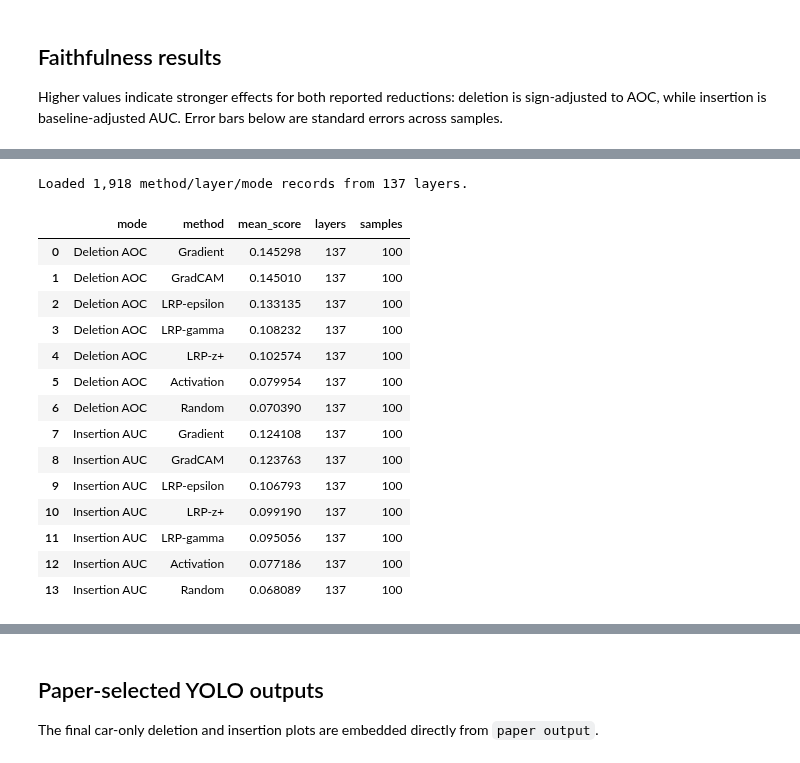
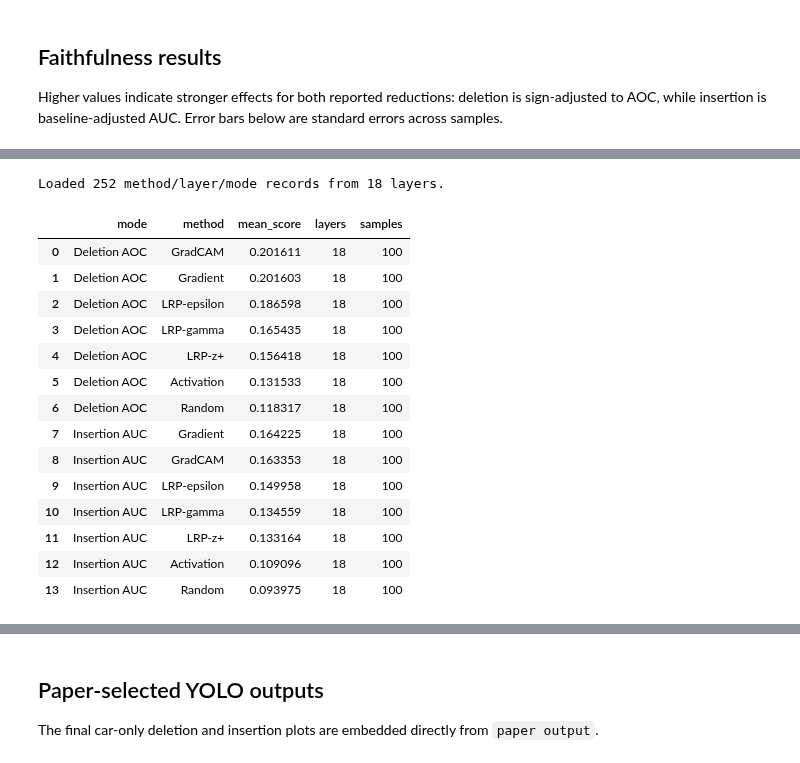
Before and after one commit to samarheydari/Segmentation-and-Object-detection-PCX, a Jupyter notebook: notebooks/YOLO_final_results.ipynb, the cells around one changed output, grey strips where cells are left out. Cells and saved outputs as stored; diff of their text form; code cells hidden in the pictures.

Commit message:
yolo and pidnet perturbation results

```diff
--- a/notebooks/YOLO_final_results.ipynb
+++ b/notebooks/YOLO_final_results.ipynb
@@ -22,8 +22,8 @@ REPO_ROOT = find_repo_root()
 RESULTS_ROOT = resolve_results_root(REPO_ROOT)  # or set PAPER_RESULTS_DIR before starting Jupyter
 DATASET = 'person_car'
 MODEL = 'yolov6s6'
-RUN = 'logits'
-CLASS_TAG = None  # None = include all; examples: 'c0', 'c1', 'c0-1'
+RUN = 'onlycar'
+CLASS_TAG = 'c1'  # class 1 is car
 OUTPUT_DIR = REPO_ROOT / 'paper output' / 'yolo'
 OUTPUT_DIR.mkdir(parents=True, exist_ok=True)
 print(f'Repository: {REPO_ROOT}')
@@ -66,26 +66,27 @@ concept_table.to_csv(OUTPUT_DIR / 'YOLO_concept_inventory.csv', index=False)
 
 Higher values indicate stronger effects for both reported reductions: deletion is sign-adjusted to AOC, while insertion is baseline-adjusted AUC. Error bars below are standard errors across samples.
 # %%
-summary = load_perturbation_summary(RESULTS_ROOT, DATASET, MODEL, RUN, CLASS_TAG)
-display(perturbation_diagnostics(RESULTS_ROOT, DATASET, MODEL, RUN, summary))
+summary_all = load_perturbation_summary(RESULTS_ROOT, DATASET, MODEL, RUN, CLASS_TAG)
+display(perturbation_diagnostics(RESULTS_ROOT, DATASET, MODEL, RUN, summary_all))
+summary = summary_all[summary_all['layer'].isin(YOLO_EVERY_EIGHTH_LAYERS)].copy()
 print(f'Loaded {len(summary):,} method/layer/mode records from {summary.layer.nunique() if not summary.empty else 0} layers.')
 display(score_table(summary))
 # %% [output]
 |  | selected_directory | directory_exists | available_runs | candidate_pth_files | successfully_decoded_files | ... |
 | 0 | /home/heydari/paper/12-supp/code/... | True | logits, ones, onlycar, prob | 274 | 274 | ... |
-Loaded 1,918 method/layer/mode records from 137 layers.
+Loaded 252 method/layer/mode records from 18 layers.
 |  | mode | method | mean_score | layers | samples |
-| 0 | Deletion AOC | Gradient | 0.145298 | 137 | 100 |
-| 1 | Deletion AOC | GradCAM | 0.145010 | 137 | 100 |
-| 2 | Deletion AOC | LRP-epsilon | 0.133135 | 137 | 100 |
-| 3 | Deletion AOC | LRP-gamma | 0.108232 | 137 | 100 |
-| 4 | Deletion AOC | LRP-z+ | 0.102574 | 137 | 100 |
-| 5 | Deletion AOC | Activation | 0.079954 | 137 | 100 |
-| 6 | Deletion AOC | Random | 0.070390 | 137 | 100 |
-| 7 | Insertion AUC | Gradient | 0.124108 | 137 | 100 |
-| 8 | Insertion AUC | GradCAM | 0.123763 | 137 | 100 |
-| 9 | Insertion AUC | LRP-epsilon | 0.106793 | 137 | 100 |
-| 10 | Insertion AUC | LRP-z+ | 0.099190 | 137 | 100 |
-| 11 | Insertion AUC | LRP-gamma | 0.095056 | 137 | 100 |
-| 12 | Insertion AUC | Activation | 0.077186 | 137 | 100 |
-| 13 | Insertion AUC | Random | 0.068089 | 137 | 100 |
+| 0 | Deletion AOC | GradCAM | 0.201611 | 18 | 100 |
+| 1 | Deletion AOC | Gradient | 0.201603 | 18 | 100 |
+| 2 | Deletion AOC | LRP-epsilon | 0.186598 | 18 | 100 |
+| 3 | Deletion AOC | LRP-gamma | 0.165435 | 18 | 100 |
+| 4 | Deletion AOC | LRP-z+ | 0.156418 | 18 | 100 |
+| 5 | Deletion AOC | Activation | 0.131533 | 18 | 100 |
+| 6 | Deletion AOC | Random | 0.118317 | 18 | 100 |
+| 7 | Insertion AUC | Gradient | 0.164225 | 18 | 100 |
+| 8 | Insertion AUC | GradCAM | 0.163353 | 18 | 100 |
+| 9 | Insertion AUC | LRP-epsilon | 0.149958 | 18 | 100 |
+| 10 | Insertion AUC | LRP-gamma | 0.134559 | 18 | 100 |
+| 11 | Insertion AUC | LRP-z+ | 0.133164 | 18 | 100 |
+| 12 | Insertion AUC | Activation | 0.109096 | 18 | 100 |
+| 13 | Insertion AUC | Random | 0.093975 | 18 | 100 |
```
Also changed, not shown: parts of 5 cells of this notebook, 2 other files.
